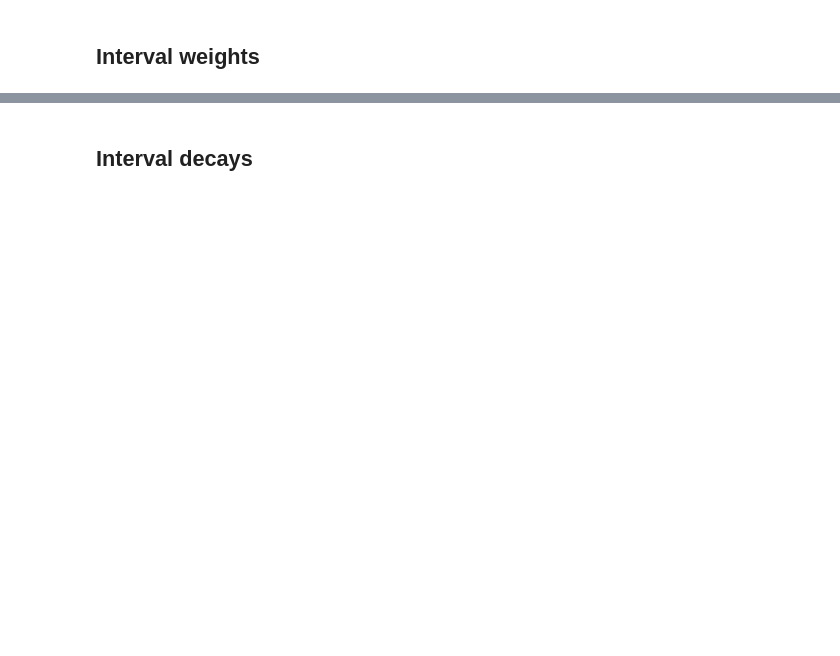
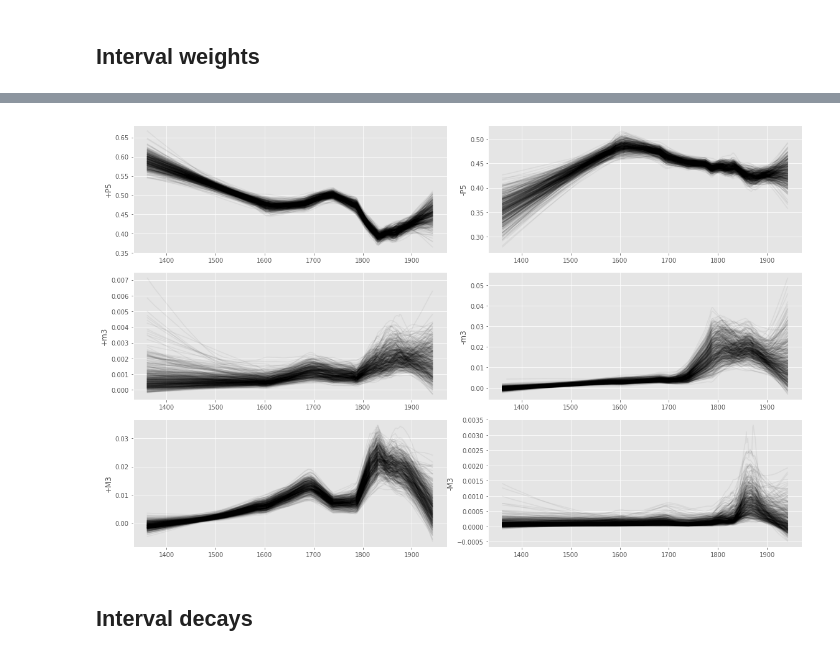
Before and after one commit to DCMLab/tonal-diffusion-model, a Jupyter notebook: analysis.ipynb, the cells around one changed output, grey strips where cells are left out. Cells and saved outputs as stored; diff of their text form; code cells hidden in the pictures; blank space fills up the shorter version.

```diff
--- a/analysis.ipynb
+++ b/analysis.ipynb
@@ -8,3 +34,32 @@ import seaborn as sns
+# %%
+def bootstrap_lowess(df, c_range, labels=None, B=100, scatter=True):
+    fig, axes = plt.subplots(3,2,figsize=(16,10))
+    axes = axes.flatten()
+
+    for i, l, ax in zip(range(c_range[0], c_range[1]+1), labels, axes):
+        if scatter:
+            sns.regplot(
+            x='year',
+            y=str(i),
+            data=df[df[str(i)]>0],
+            scatter_kws={'alpha':.2},
+            marker='+',
+            fit_reg=False,
+            ax=ax
+        )
+
+        for b in range(B):
+            b_sample = df[[str(i), 'year']].sample(df.shape[0], replace=True)
+
+            x = b_sample.year.values
+            y = b_sample[str(i)].values
+            lowess = sm.nonparametric.lowess(y, x, frac=0.3)
+
+            ax.plot(lowess[:, 0], lowess[:, 1], alpha=.05, c='k')
+        ax.set_ylabel(l)
+
+    plt.tight_layout()
+    return fig
 # %%
 cols = ['JSDs'] + [str(i) for i in range(12)] + ['file'] + ['composer'] + ['year']
 df = pd.read_csv('results.tsv', sep='\t', names=cols, header=0).sort_values(by='year')
@@ -36,2 +85,7 @@ for i, l in zip(range(6), intervals):
+# %%
+fig = bootstrap_lowess(df, [0,5], scatter=False, B=500, labels=intervals)
+plt.savefig('img/bootstrapped_weights.png', dpi=300)
+# %% [output]
+[figure, added]
 # %% [markdown]
 ## Interval decays
```
Also changed, not shown: parts of 12 cells of this notebook, 4 other files.
